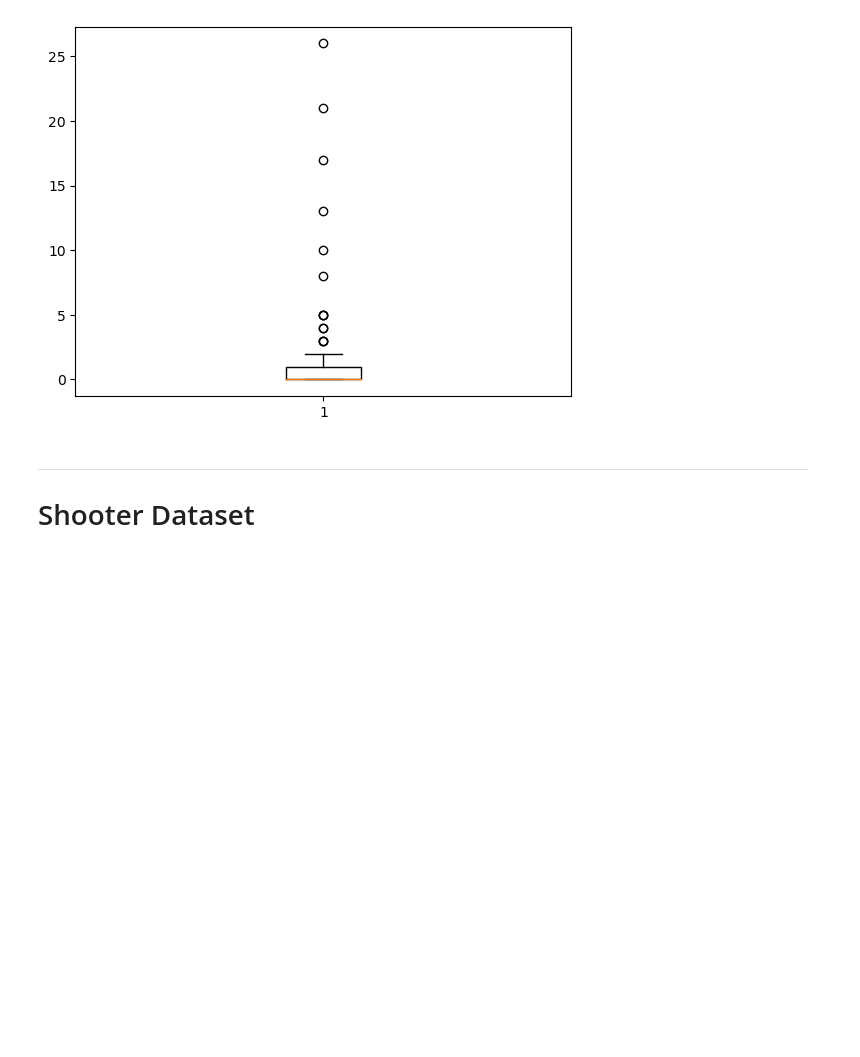
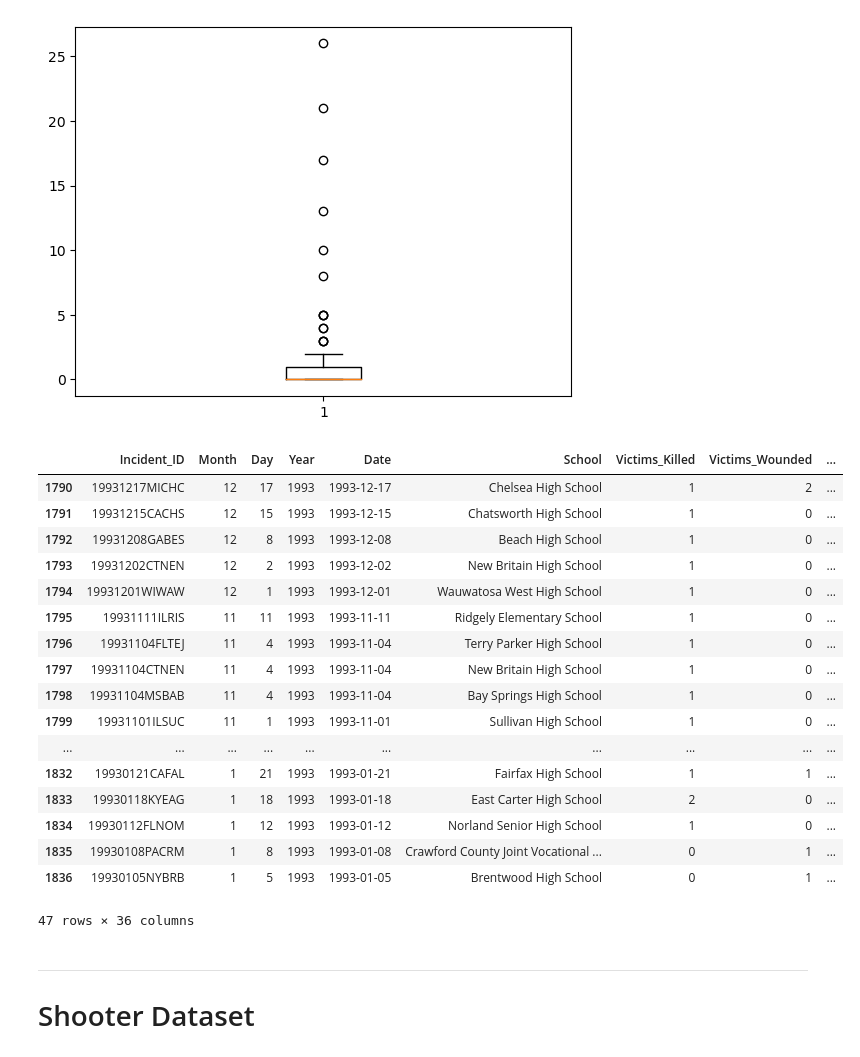
Before and after one commit to timmymiller10/School-Shooting-Dataset-Analysis, a Jupyter notebook: data.ipynb, the cells around one changed output. Drawn from its saved outputs; the diff is of its cells as text; code cells hidden in the pictures; blank space fills up the shorter version.

```diff
--- a/data.ipynb
+++ b/data.ipynb
@@ -245,6 +225,30 @@ situation_stats_df = pd.merge(
     min_max_victims_situation_df,
     on='Situation'
     )
+# %%
+# outlier years
+
+# 1993
+incident[incident['Year'] == 1993]
+# %% [output]
+|  | Incident_ID | Month | Day | Year | Date | School | Victims_Killed | Victims_Wounded | ... |
+| 1790 | 19931217MICHC | 12 | 17 | 1993 | 1993-12-17 | Chelsea High School | 1 | 2 | ... |
+| 1791 | 19931215CACHS | 12 | 15 | 1993 | 1993-12-15 | Chatsworth High School | 1 | 0 | ... |
+| 1792 | 19931208GABES | 12 | 8 | 1993 | 1993-12-08 | Beach High School | 1 | 0 | ... |
+| 1793 | 19931202CTNEN | 12 | 2 | 1993 | 1993-12-02 | New Britain High School | 1 | 0 | ... |
+| 1794 | 19931201WIWAW | 12 | 1 | 1993 | 1993-12-01 | Wauwatosa West High School | 1 | 0 | ... |
+| 1795 | 19931111ILRIS | 11 | 11 | 1993 | 1993-11-11 | Ridgely Elementary School | 1 | 0 | ... |
+| 1796 | 19931104FLTEJ | 11 | 4 | 1993 | 1993-11-04 | Terry Parker High School | 1 | 0 | ... |
+| 1797 | 19931104CTNEN | 11 | 4 | 1993 | 1993-11-04 | New Britain High School | 1 | 0 | ... |
+| 1798 | 19931104MSBAB | 11 | 4 | 1993 | 1993-11-04 | Bay Springs High School | 1 | 0 | ... |
+| 1799 | 19931101ILSUC | 11 | 1 | 1993 | 1993-11-01 | Sullivan High School | 1 | 0 | ... |
+| ... | ... | ... | ... | ... | ... | ... | ... | ... | ... |
+| 1832 | 19930121CAFAL | 1 | 21 | 1993 | 1993-01-21 | Fairfax High School | 1 | 1 | ... |
+| 1833 | 19930118KYEAG | 1 | 18 | 1993 | 1993-01-18 | East Carter High School | 2 | 0 | ... |
+| 1834 | 19930112FLNOM | 1 | 12 | 1993 | 1993-01-12 | Norland Senior High School | 1 | 0 | ... |
+| 1835 | 19930108PACRM | 1 | 8 | 1993 | 1993-01-08 | Crawford County Joint Vocational ... | 0 | 1 | ... |
+| 1836 | 19930105NYBRB | 1 | 5 | 1993 | 1993-01-05 | Brentwood High School | 0 | 1 | ... |
+47 rows × 36 columns
 # %% [markdown]
 ---
 
```
Also changed, not shown: parts of 6 cells of this notebook, 1 other file.
